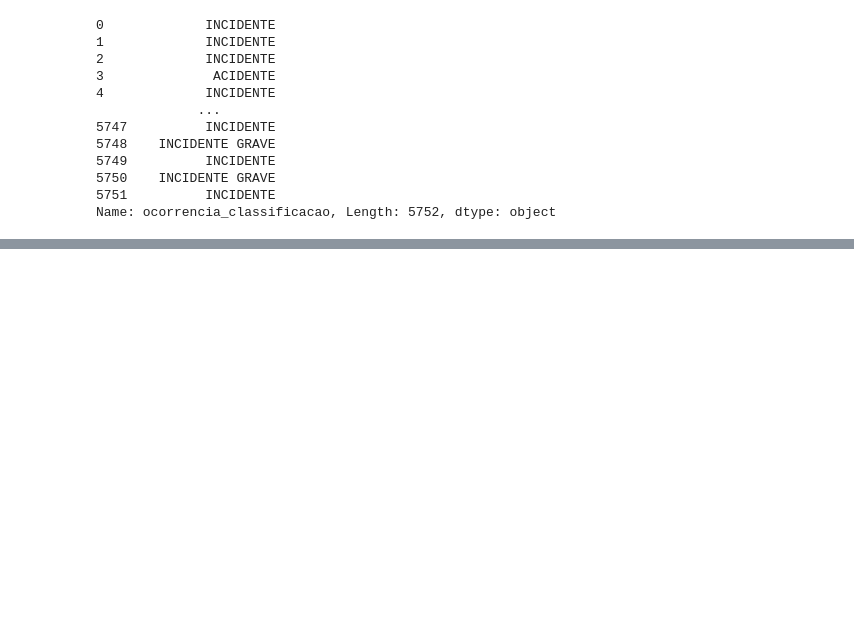
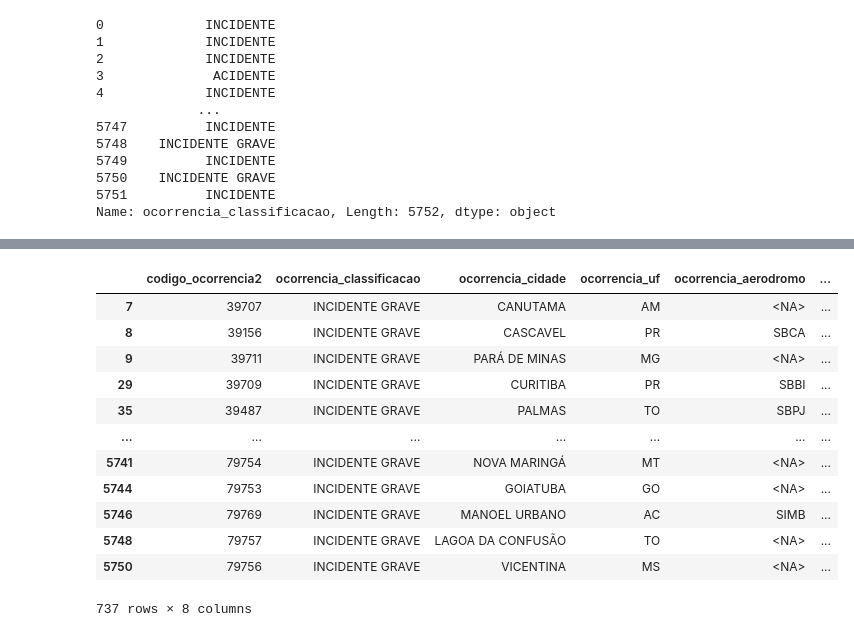
Before and after one commit to jr1os/etl-python, a Jupyter notebook: occurrences_air_crash_brazil.ipynb, the cells around one changed output, grey strips where cells are left out. Cells and saved outputs as stored; diff of their text form; code cells hidden in the pictures; blank space fills up the shorter version.

```diff
--- a/occurrences_air_crash_brazil.ipynb
+++ b/occurrences_air_crash_brazil.ipynb
@@ -337,0 +383,3 @@ dtype: int64
+# %%
+i_filter = df.ocorrencia_classificacao == 'INCIDENTE GRAVE'
+df.loc[i_filter, ['ocorrencia_cidade','ocorrencia_dia']]
@@ -337,0 +400,16 @@ dtype: int64
+# %%
+df.loc[i_filter]
+# %% [output]
+|  | codigo_ocorrencia2 | ocorrencia_classificacao | ocorrencia_cidade | ocorrencia_uf | ocorrencia_aerodromo | ... |
+| 7 | 39707 | INCIDENTE GRAVE | CANUTAMA | AM | <NA> | ... |
+| 8 | 39156 | INCIDENTE GRAVE | CASCAVEL | PR | SBCA | ... |
+| 9 | 39711 | INCIDENTE GRAVE | PARÁ DE MINAS | MG | <NA> | ... |
+| 29 | 39709 | INCIDENTE GRAVE | CURITIBA | PR | SBBI | ... |
+| 35 | 39487 | INCIDENTE GRAVE | PALMAS | TO | SBPJ | ... |
+| ... | ... | ... | ... | ... | ... | ... |
+| 5741 | 79754 | INCIDENTE GRAVE | NOVA MARINGÁ | MT | <NA> | ... |
+| 5744 | 79753 | INCIDENTE GRAVE | GOIATUBA | GO | <NA> | ... |
+| 5746 | 79769 | INCIDENTE GRAVE | MANOEL URBANO | AC | SIMB | ... |
+| 5748 | 79757 | INCIDENTE GRAVE | LAGOA DA CONFUSÃO | TO | <NA> | ... |
+| 5750 | 79756 | INCIDENTE GRAVE | VICENTINA | MS | <NA> | ... |
+737 rows × 8 columns
```
Also changed, not shown: parts of 24 cells of this notebook.
